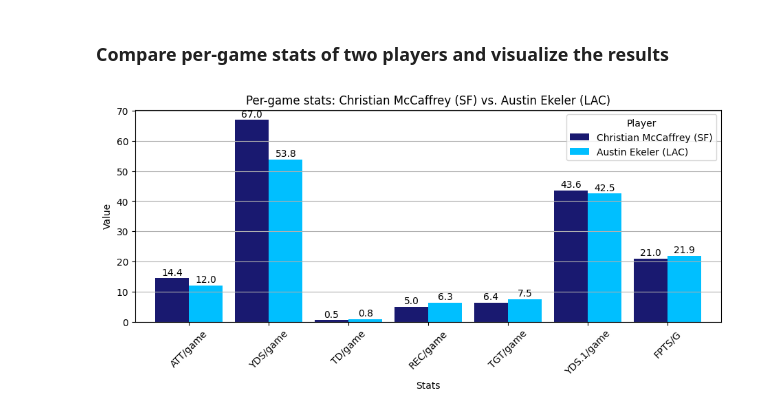
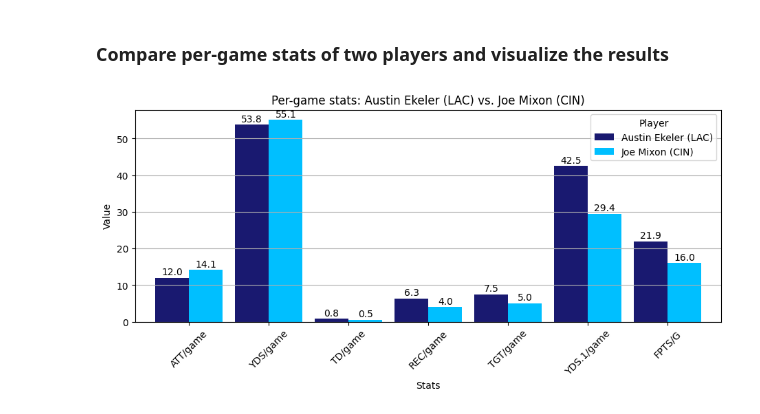
Before and after one commit to meltangonan/fantasy-football, a Jupyter notebook: RB Model.ipynb, the cells around one changed output. Cells and saved outputs as stored; diff of their text form; code cells hidden in the pictures.

Commit message:
input functionality

```diff
--- a/RB Model.ipynb
+++ b/RB Model.ipynb
@@ -317,4 +313,8 @@ player2 = 'Austin Ekeler (LAC)' # <-- Player 2 name here
 # %%
+# Prompt the user to input the name of the players
+player1 = input("Enter player 1 name")
+player2 = input("Enter player 2 name")
+
 # Extract and reorder rows for the two specified players
 players = df[df['Player'].isin([player1, player2])]
 players.set_index('Player', inplace=True)
@@ -326,33 +326,33 @@ compare_columns = [col.replace('_weighted', '') for col in avg]
 # Define a function to compare per-game stats of two players
 def compare(player1, player2):
 
     # Plot the data
     chart = players[compare_columns].T.plot(kind='bar',
                                             color=['midnightblue', 'deepskyblue'],
                                             width=0.85,
                                             figsize=(11,4))
 
     # Format chart
     plt.title(f'Per-game stats: {player1} vs. {player2}')
     plt.xlabel('Stats')
     plt.ylabel('Value')
     plt.grid(axis='y')
     plt.xticks(rotation=45)
 
     # Add data labels above the bars
     for p in chart.patches:
         chart.annotate(f'{p.get_height():.1f}',
                     (p.get_x() + p.get_width() / 2., p.get_height()),
                     ha = 'center', va = 'center',
                     xytext = (0, 6),
                     textcoords = 'offset points')
 
     plt.show()
 
 # Call the 'compare' function which creates and displays the visualization
 compare(player1, player2)
 players[['Final Rank'] + final_columns]
 # %% [output]
-[figure, old version]
+[figure, new version]
 |  | Final Rank | Y/A | LG | Y/R | G | FPTS | FPTS/G | ATT/game | YDS/game | 20+/game | ... |
 | Player |  |  |  |  |  |  |  |  |  |  | ... |
```
Also changed, not shown: parts of 2 cells of this notebook, 1 other file.
